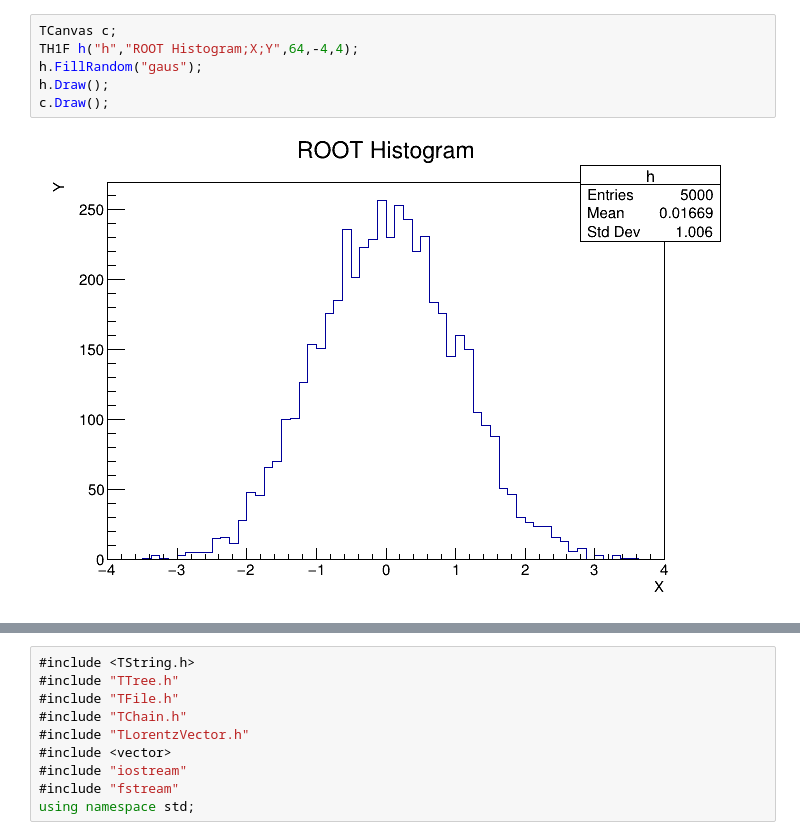
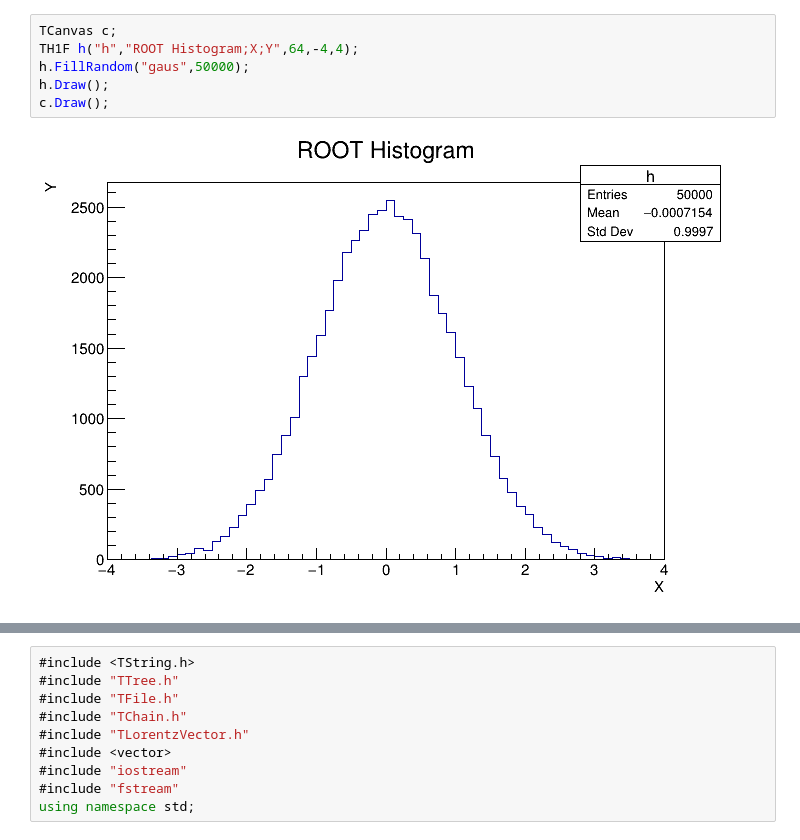
Before and after one commit to tonnysoyyo/MLbtagging, a Jupyter notebook: Juan_c/test.ipynb, the cells around one changed output, grey strips where cells are left out. Saved outputs shown, nothing was run; the diff lists cells and outputs as text.

```diff
--- a/Juan_c/test.ipynb
+++ b/Juan_c/test.ipynb
@@ -1,8 +1,8 @@
 # %%
 TCanvas c;
 TH1F h("h","ROOT Histogram;X;Y",64,-4,4);
-h.FillRandom("gaus");
+h.FillRandom("gaus",50000);
 h.Draw();
 c.Draw();
 # %% [output]
-[figure, old version]
+[figure, new version]
```
Also changed, not shown: parts of 18 cells of this notebook, 9 other files.
